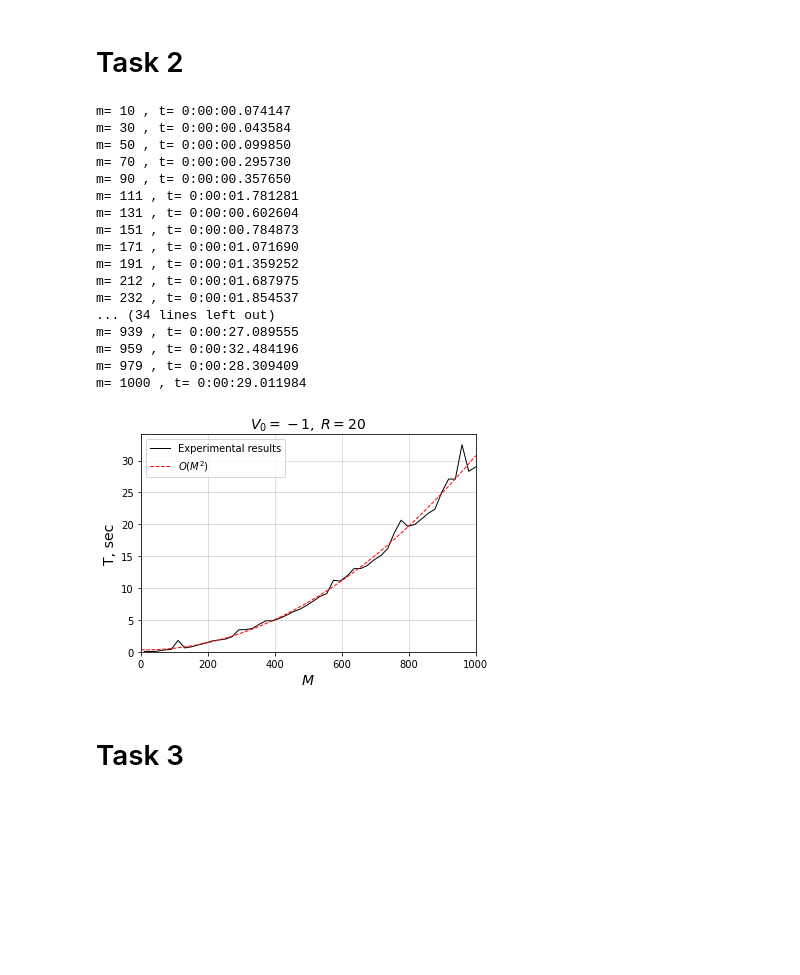
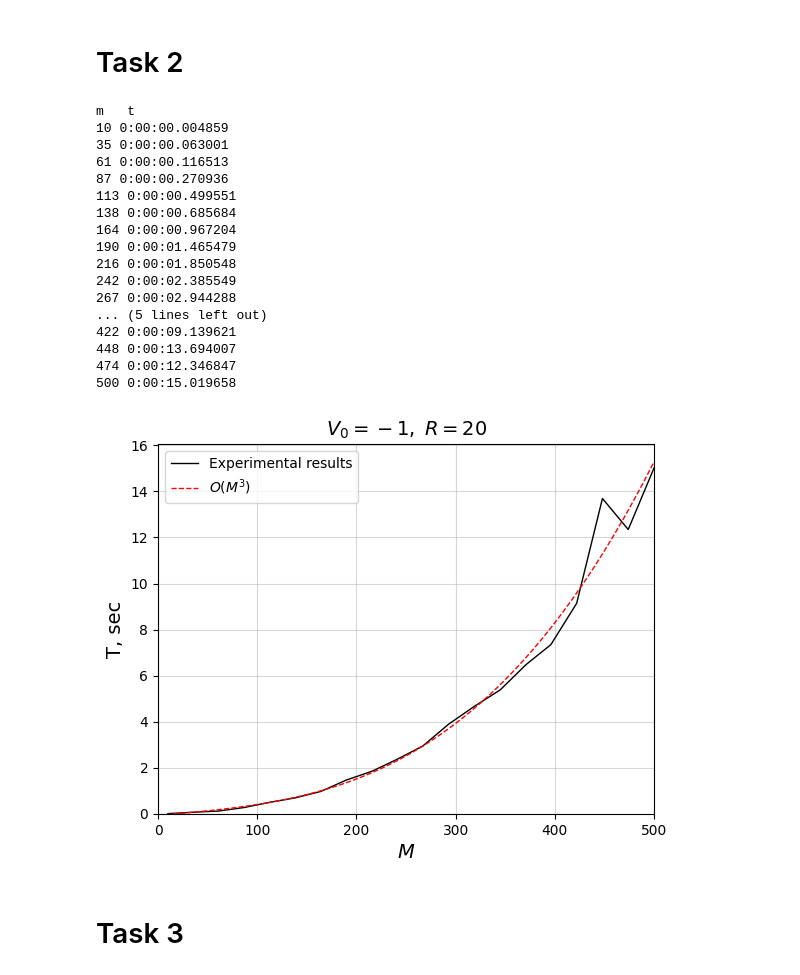
Before and after one commit to MrKozelberg/gaussian_wall, a Jupyter notebook: task_2/task_2.ipynb, the cells around one changed output. Drawn from its saved outputs; the diff is of its cells as text; code cells hidden in the pictures; blank space fills up the shorter version.

```diff
--- a/task_2/task_2.ipynb
+++ b/task_2/task_2.ipynb
@@ -160,7 +165,7 @@ plt.savefig('figures/num_eigen_vs_v0.pdf')
 # %% [markdown]
 # Task 2
 # %%
-m = np.linspace(10, 1000, dtype=int)
+m = np.linspace(10, 500, 20, dtype=int)
 t = [None] * len(m)
 
 print('m   t')
@@ -170,53 +175,52 @@ for i in range(len(m)):
 
     oc = OrthogonalCollocations(-1, 20, m[i])
     eigvals = oc.fast_eigvals()
-#     eigvals = oc.eigvals()
 
     t[i] = datetime.now() - start_time
 
     print(m[i],t[i])
 # %% [output]
-m= 10 , t= 0:00:00.074147
-m= 30 , t= 0:00:00.043584
-m= 50 , t= 0:00:00.099850
-m= 70 , t= 0:00:00.295730
-m= 90 , t= 0:00:00.357650
-m= 111 , t= 0:00:01.781281
-m= 131 , t= 0:00:00.602604
-m= 151 , t= 0:00:00.784873
-m= 171 , t= 0:00:01.071690
-m= 191 , t= 0:00:01.359252
-m= 212 , t= 0:00:01.687975
-m= 232 , t= 0:00:01.854537
-... (34 lines left out)
-m= 939 , t= 0:00:27.089555
-m= 959 , t= 0:00:32.484196
-m= 979 , t= 0:00:28.309409
-m= 1000 , t= 0:00:29.011984
+m   t
+10 0:00:00.004859
+35 0:00:00.063001
+61 0:00:00.116513
+87 0:00:00.270936
+113 0:00:00.499551
+138 0:00:00.685684
+164 0:00:00.967204
+190 0:00:01.465479
+216 0:00:01.850548
+242 0:00:02.385549
+267 0:00:02.944288
+... (5 lines left out)
+422 0:00:09.139621
+448 0:00:13.694007
+474 0:00:12.346847
+500 0:00:15.019658
 # %%
 tt = [t_.seconds+t_.microseconds*1e-6 for t_ in t]
 
-p = np.poly1d(np.polyfit(m, tt, 2))
+p = np.poly1d(np.polyfit(m, tt, 3))
 mm = np.linspace(0, m[-1])
 
 plt.plot(m, tt, color='black', linewidth=1, label='Experimental results')
 
-plt.plot(mm, p(mm), color='red', linewidth=1, linestyle='--', label=r'$O(M^2)$')
+plt.plot(mm, p(mm), color='red', linewidth=1, linestyle='--', label=r'$O(M^3)$')
 
 plt.xlabel(r'$M$', fontsize=14)
 plt.ylabel('T, sec', fontsize=14)
 
 plt.title(r'$V_0=-1,\; R=20$', fontsize=14)
 
 plt.xlim(0, m[-1])
 plt.ylim(0, None)
 
 plt.grid(alpha=0.5)
 plt.legend()
 
 plt.savefig('figures/T_vs_M.pdf', bbox_inches='tight')
 # %% [output]
-[figure, old version]
+[figure, new version]
 # %% [markdown]
 # Task 3
 # %%
```
Also changed, not shown: parts of 10 cells of this notebook, 19 other files.
